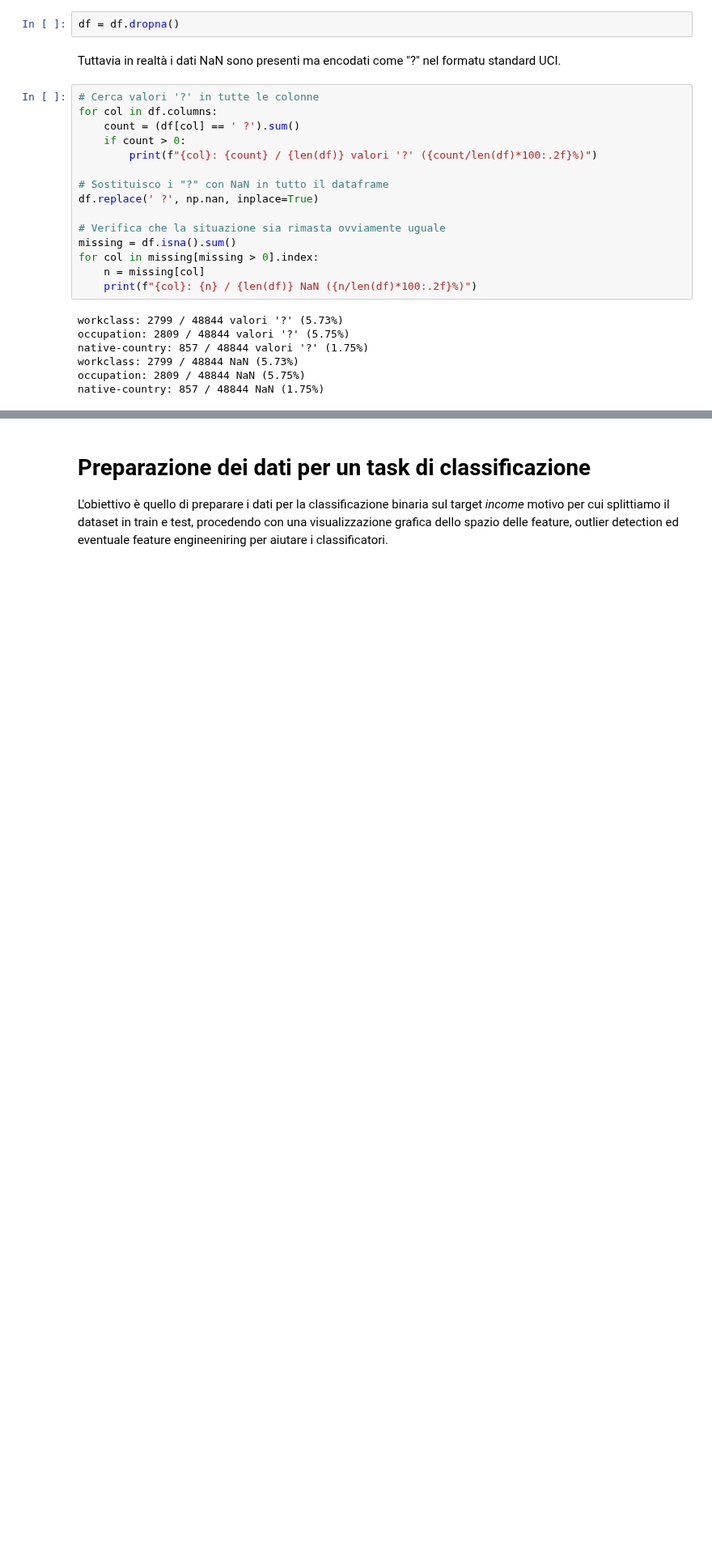
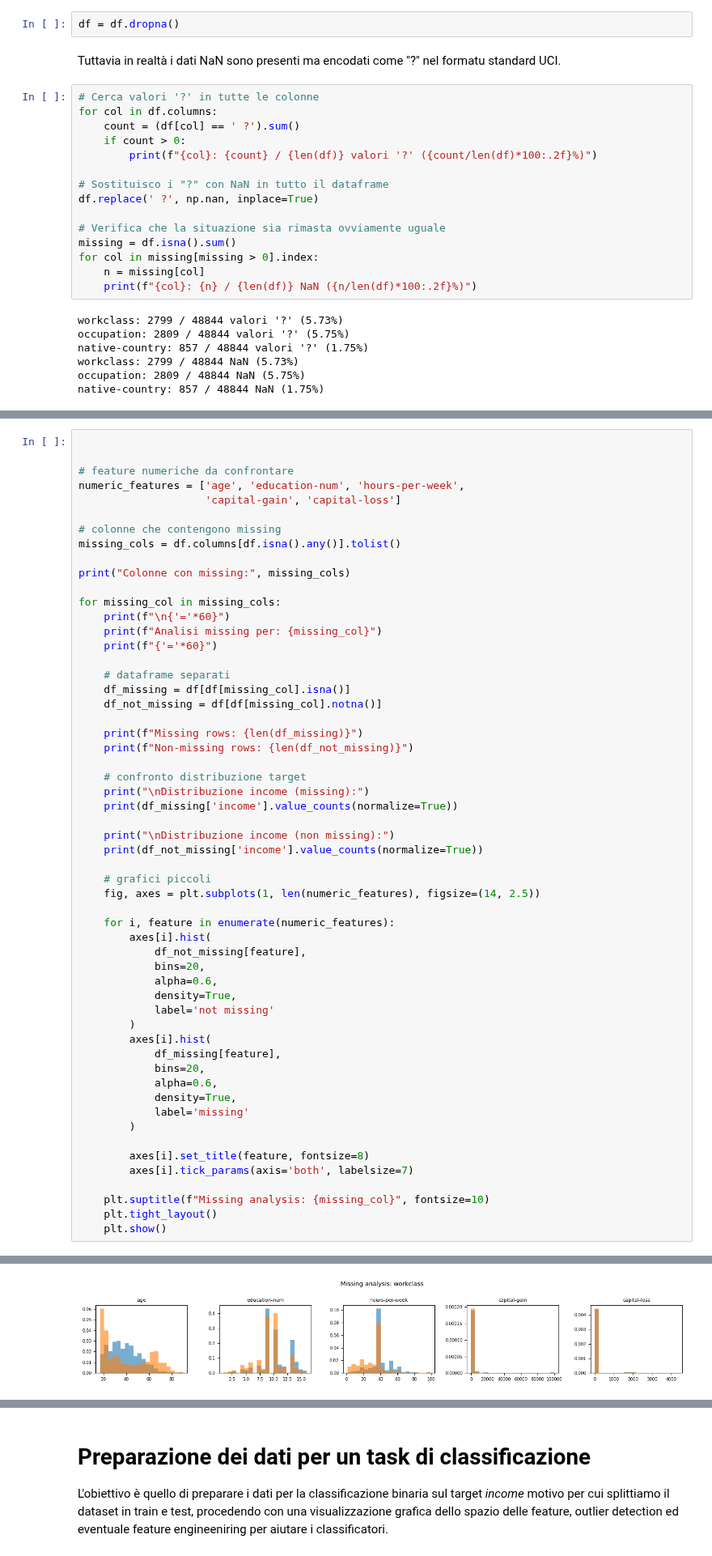
Before and after one commit to Bit-Pitt/BDA, a Jupyter notebook: EDA_tabular.ipynb, the cells around one changed output, grey strips where cells are left out. Shown at 81% size. Cells and saved outputs as stored; diff of their text form; blank space fills up the shorter version.

```diff
--- a/EDA_tabular.ipynb
+++ b/EDA_tabular.ipynb
@@ -534,0 +540,57 @@ native-country: 857 / 48844 NaN (1.75%)
+# %%
+
+
+# feature numeriche da confrontare
+numeric_features = ['age', 'education-num', 'hours-per-week',
+                    'capital-gain', 'capital-loss']
+
+# colonne che contengono missing
+missing_cols = df.columns[df.isna().any()].tolist()
+
+print("Colonne con missing:", missing_cols)
+
+for missing_col in missing_cols:
+    print(f"\n{'='*60}")
+    print(f"Analisi missing per: {missing_col}")
+    print(f"{'='*60}")
+
+    # dataframe separati
+    df_missing = df[df[missing_col].isna()]
+    df_not_missing = df[df[missing_col].notna()]
+
+    print(f"Missing rows: {len(df_missing)}")
+    print(f"Non-missing rows: {len(df_not_missing)}")
+
+    # confronto distribuzione target
+    print("\nDistribuzione income (missing):")
+    print(df_missing['income'].value_counts(normalize=True))
+
+    print("\nDistribuzione income (non missing):")
+    print(df_not_missing['income'].value_counts(normalize=True))
+
+    # grafici piccoli
+    fig, axes = plt.subplots(1, len(numeric_features), figsize=(14, 2.5))
+
+    for i, feature in enumerate(numeric_features):
+        axes[i].hist(
+            df_not_missing[feature],
+            bins=20,
+            alpha=0.6,
+            density=True,
+            label='not missing'
+        )
+        axes[i].hist(
+            df_missing[feature],
+            bins=20,
+            alpha=0.6,
+            density=True,
+            label='missing'
+        )
+
+        axes[i].set_title(feature, fontsize=8)
+        axes[i].tick_params(axis='both', labelsize=7)
+
+    plt.suptitle(f"Missing analysis: {missing_col}", fontsize=10)
+    plt.tight_layout()
+    plt.show()
+# %% [output]
@@ -534,0 +616 @@ native-country: 857 / 48844 NaN (1.75%)
+[figure, added]
```
Also changed, not shown: parts of 24 cells of this notebook.
